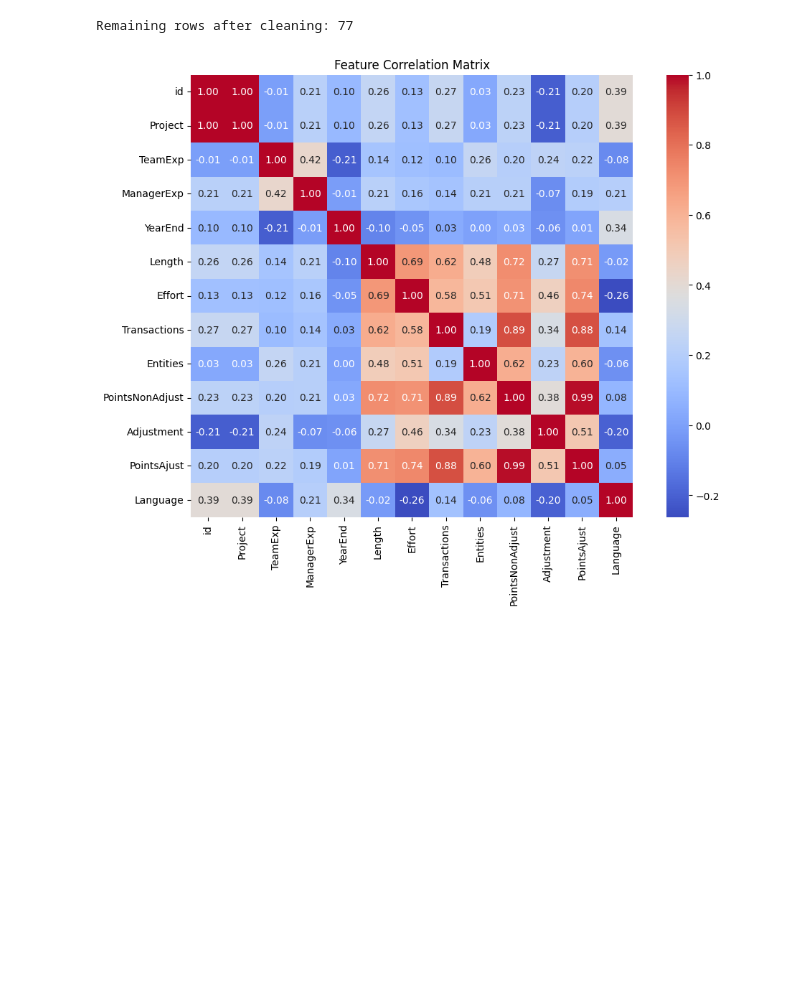
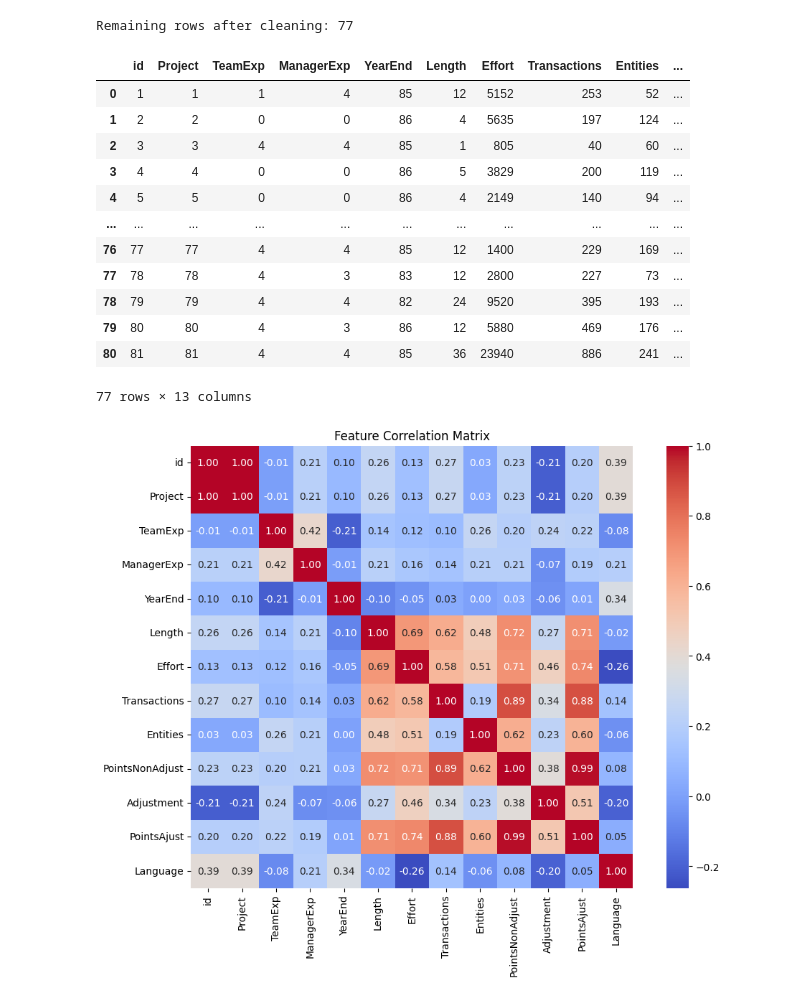
Before and after one commit to Shahbazi-Amir/SmartDevTime, a Jupyter notebook: smartdevtime_project_duration_prediction.ipynb, the cells around one changed output. Drawn from its saved outputs; the diff is of its cells as text; code cells hidden in the pictures; blank space fills up the shorter version.

```diff
--- a/smartdevtime_project_duration_prediction.ipynb
+++ b/smartdevtime_project_duration_prediction.ipynb
@@ -180,6 +180,22 @@ df_cleaned = df[(df['TeamExp'] != -1) & (df['ManagerExp'] != -1)]
 print(f"Remaining rows after cleaning: {df_cleaned.shape[0]}")
 # %% [output]
 Remaining rows after cleaning: 77
+# %%
+df_cleaned
+# %% [output]
+|  | id | Project | TeamExp | ManagerExp | YearEnd | Length | Effort | Transactions | Entities | ... |
+| 0 | 1 | 1 | 1 | 4 | 85 | 12 | 5152 | 253 | 52 | ... |
+| 1 | 2 | 2 | 0 | 0 | 86 | 4 | 5635 | 197 | 124 | ... |
+| 2 | 3 | 3 | 4 | 4 | 85 | 1 | 805 | 40 | 60 | ... |
+| 3 | 4 | 4 | 0 | 0 | 86 | 5 | 3829 | 200 | 119 | ... |
+| 4 | 5 | 5 | 0 | 0 | 86 | 4 | 2149 | 140 | 94 | ... |
+| ... | ... | ... | ... | ... | ... | ... | ... | ... | ... | ... |
+| 76 | 77 | 77 | 4 | 4 | 85 | 12 | 1400 | 229 | 169 | ... |
+| 77 | 78 | 78 | 4 | 3 | 83 | 12 | 2800 | 227 | 73 | ... |
+| 78 | 79 | 79 | 4 | 4 | 82 | 24 | 9520 | 395 | 193 | ... |
+| 79 | 80 | 80 | 4 | 3 | 86 | 12 | 5880 | 469 | 176 | ... |
+| 80 | 81 | 81 | 4 | 4 | 85 | 36 | 23940 | 886 | 241 | ... |
+77 rows × 13 columns
 # %%
 # 📊 Correlation Matrix and Heatmap
 # Compute correlation matrix
```
Also changed, not shown: parts of 1 cell of this notebook, 1 other file.
